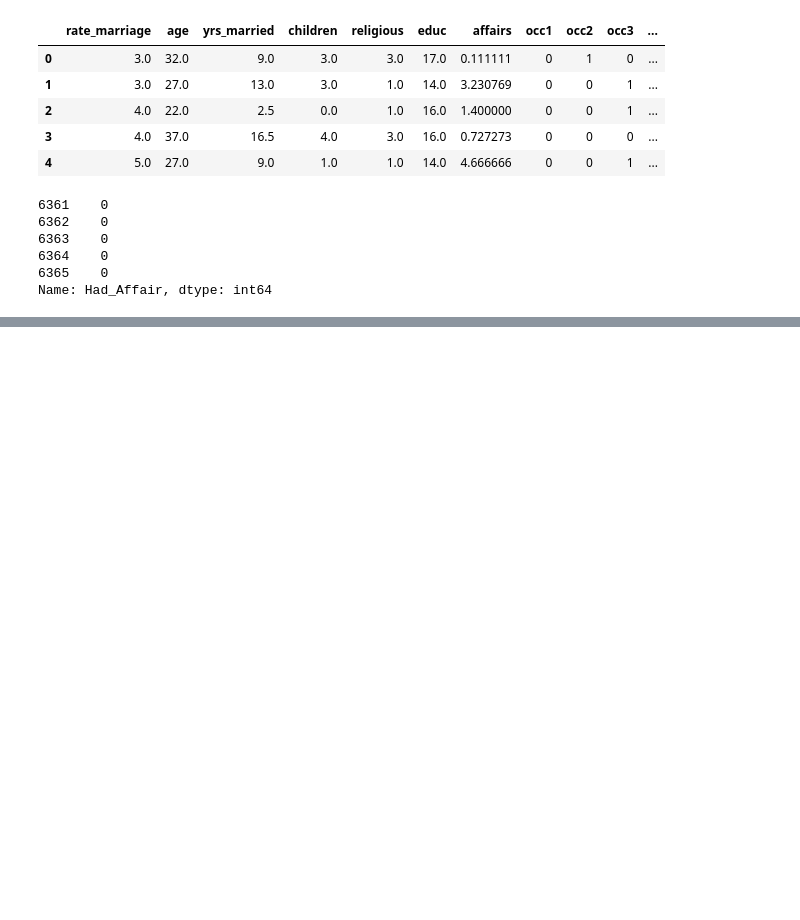
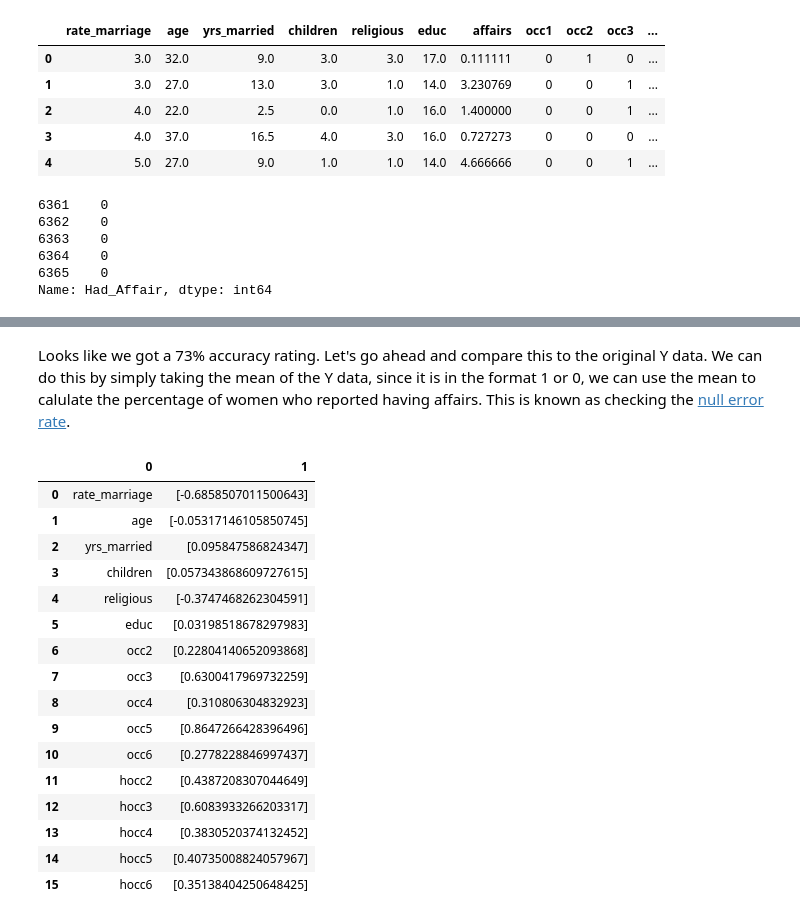
Before and after one commit to abel672/python-data-analysis-visualization, a Jupyter notebook: Section-9-Machine-Learning/01-Supervised-Learning-Logistic-Regression.ipynb, the cells around one changed output, grey strips where cells are left out. Drawn from its saved outputs; the diff is of its cells as text; code cells hidden in the pictures; blank space fills up the shorter version.

```diff
--- a/Section-9-Machine-Learning/01-Supervised-Learning-Logistic-Regression.ipynb
+++ b/Section-9-Machine-Learning/01-Supervised-Learning-Logistic-Regression.ipynb
@@ -203,0 +238,6 @@ Name: Had_Affair, dtype: int64
+# %%
+log_model = LogisticRegression(solver='lbfgs', max_iter=1000)
+
+log_model.fit(X,Y)
+
+log_model.score(X,Y) # 73% accuracy
@@ -203,0 +253,2 @@ Name: Had_Affair, dtype: int64
+# %% [markdown]
+Looks like we got a 73% accuracy rating. Let's go ahead and compare this to the original Y data. We can do this by simply taking the mean of the Y data, since it is in the format 1 or 0, we can use the mean to calulate the percentage of women who reported having affairs. This is known as checking the [null error rate](https://www.youtube.com/watch?v=a_l991xUAOU&ab_channel=365DataScience).
@@ -203,0 +257,22 @@ Name: Had_Affair, dtype: int64
+# %%
+coeff_df = DataFrame(zip(X.columns,np.transpose(log_model.coef_)))
+# %%
+coeff_df # 0 =  Increment of the value, 1 = increment of the affair accordingly (negative or positive)
+# %% [output]
+|  | 0 | 1 |
+| 0 | rate_marriage | [-0.6858507011500643] |
+| 1 | age | [-0.05317146105850745] |
+| 2 | yrs_married | [0.095847586824347] |
+| 3 | children | [0.057343868609727615] |
+| 4 | religious | [-0.3747468262304591] |
+| 5 | educ | [0.03198518678297983] |
+| 6 | occ2 | [0.22804140652093868] |
+| 7 | occ3 | [0.6300417969732259] |
+| 8 | occ4 | [0.310806304832923] |
+| 9 | occ5 | [0.8647266428396496] |
+| 10 | occ6 | [0.2778228846997437] |
+| 11 | hocc2 | [0.4387208307044649] |
+| 12 | hocc3 | [0.6083933266203317] |
+| 13 | hocc4 | [0.3830520374132452] |
+| 14 | hocc5 | [0.40735008824057967] |
+| 15 | hocc6 | [0.35138404250648425] |
```
Also changed, not shown: parts of 16 cells of this notebook, 1 other file.
